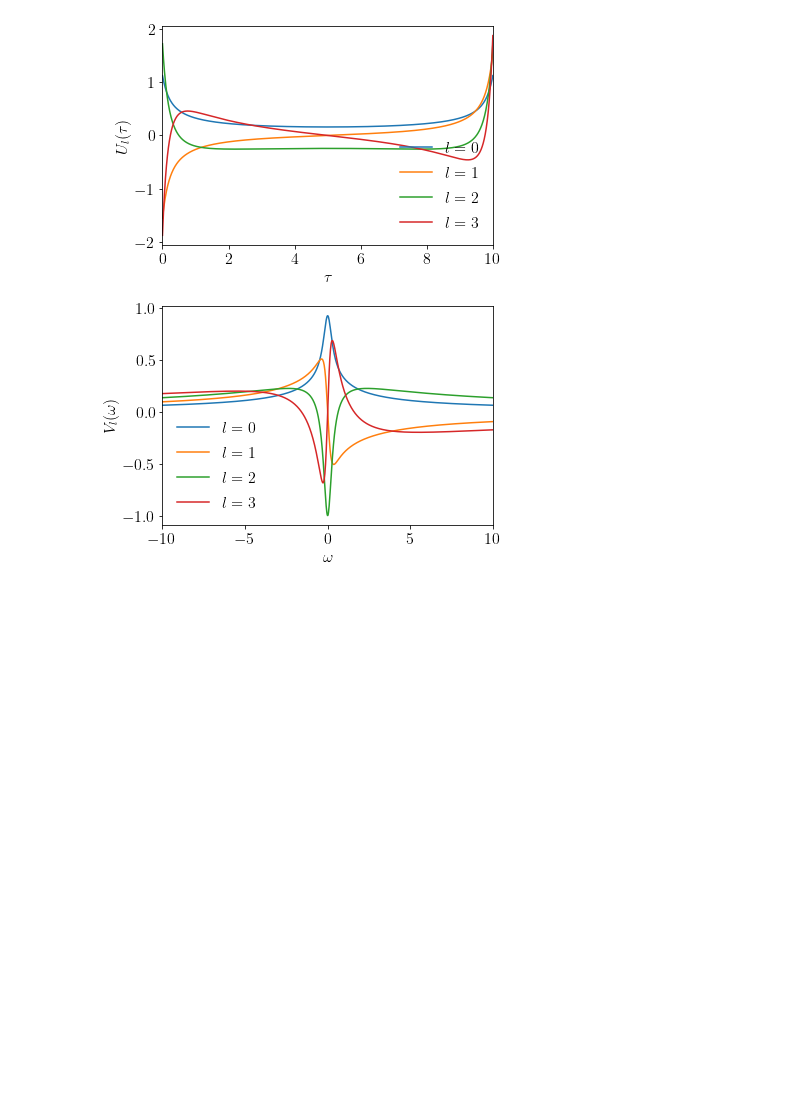
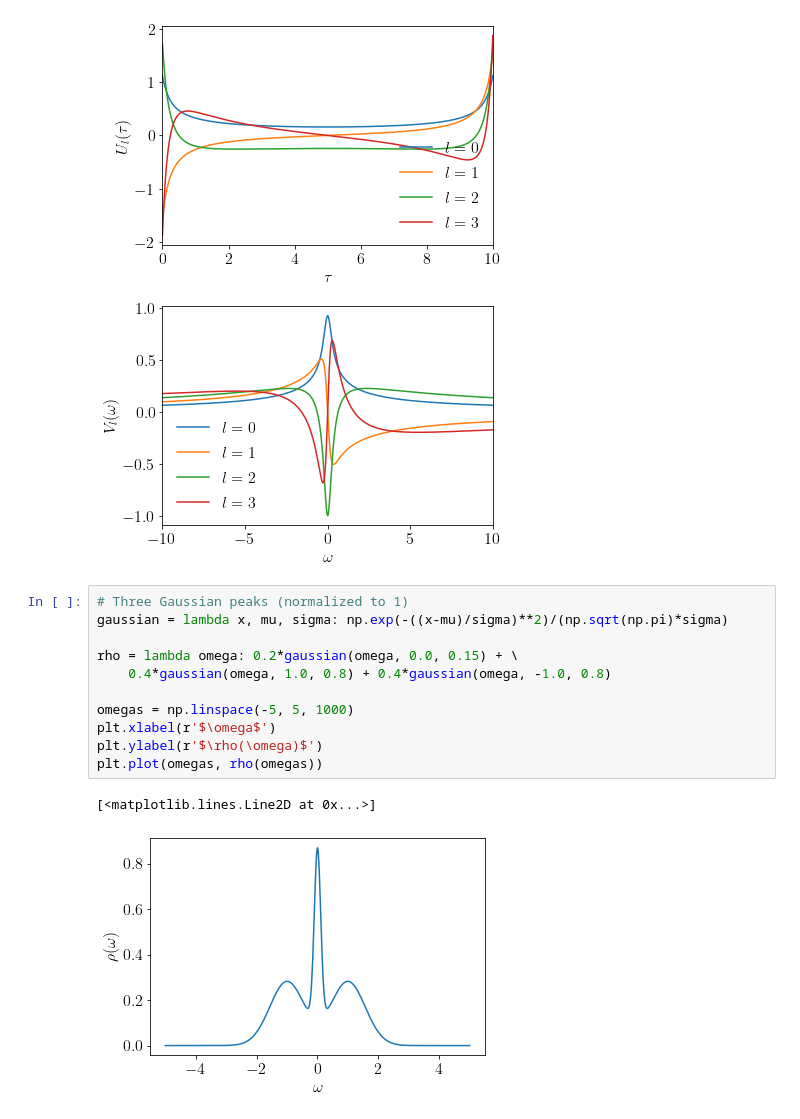
Before and after one commit to shinaoka/numerical_recipes_many_body_physics, a Jupyter notebook: section6.ipynb, the cells around one changed output. Saved outputs shown, nothing was run; the diff lists cells and outputs as text; blank space fills up the shorter version.

```diff
--- a/section6.ipynb
+++ b/section6.ipynb
@@ -64,3 +64,17 @@ plt.tight_layout()
 plt.savefig('ir_basis_functions.pdf', transparent=True)
 # %% [output]
 [figure]
+# %%
+# Three Gaussian peaks (normalized to 1)
+gaussian = lambda x, mu, sigma: np.exp(-((x-mu)/sigma)**2)/(np.sqrt(np.pi)*sigma)
+
+rho = lambda omega: 0.2*gaussian(omega, 0.0, 0.15) + \
+    0.4*gaussian(omega, 1.0, 0.8) + 0.4*gaussian(omega, -1.0, 0.8)
+
+omegas = np.linspace(-5, 5, 1000)
+plt.xlabel(r'$\omega$')
+plt.ylabel(r'$\rho(\omega)$')
+plt.plot(omegas, rho(omegas))
+# %% [output]
+[<matplotlib.lines.Line2D at 0x...>]
+[figure, added]
```
Also changed, not shown: parts of 2 cells of this notebook, 4 other files.
